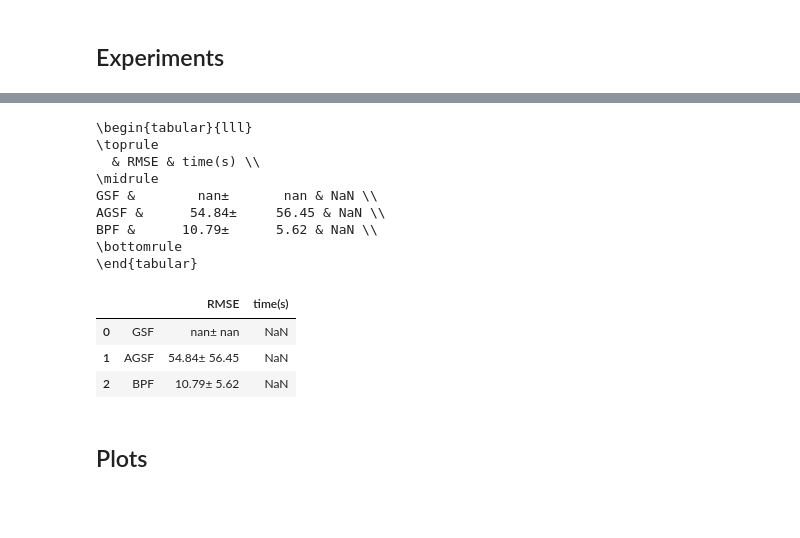
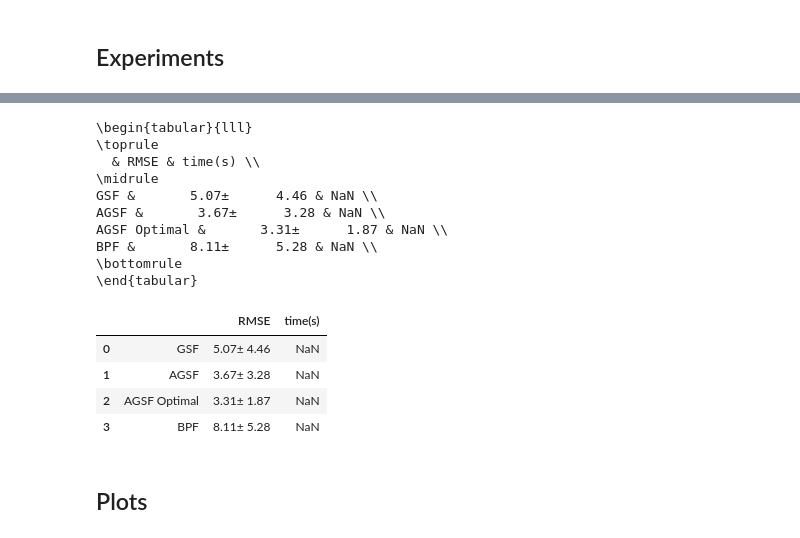
Before and after one commit to kostastsa/BayesianFiltering, a Jupyter notebook: docs/notebooks/BOTExperiment.ipynb, the cells around one changed output, grey strips where cells are left out. Saved outputs shown, nothing was run; the diff lists cells and outputs as text; code cells hidden in the pictures; blank space fills up the shorter version.

Commit message:
added optimal resampling

```diff
--- a/docs/notebooks/BOTExperiment.ipynb
+++ b/docs/notebooks/BOTExperiment.ipynb
@@ -63,14 +66,17 @@ verbose = False
 Nsim = 10
 gsf_rmse = jnp.zeros(Nsim)
 agsf_rmse = jnp.zeros(Nsim)
+agsf_opt_rmse = jnp.zeros(Nsim)
 bpf_rmse = jnp.zeros(Nsim)
 gsf_norm = jnp.zeros((Nsim, seq_length))
 agsf_norm = jnp.zeros((Nsim, seq_length))
+agsf_opt_norm = jnp.zeros((Nsim, seq_length))
 bpf_norm = jnp.zeros((Nsim, seq_length))
-next_key = jr.PRNGKey(10)
+next_key = jr.PRNGKey(0)
 for i in range(Nsim):
     print('sim {}/{}'.format(i+1, Nsim))
     # Generate Data
+    print('key: ', next_key)
     key, next_key = jr.split(next_key)
     states, emissions = model.sample(params, key, seq_length, inputs = inputs)
 
@@ -78,22 +84,31 @@ for i in range(Nsim):
     # GSF
     M = 5
     tin = time.time()
-    posterior_filtered_gsf = gf.gaussian_sum_filter(params, emissions, M, 1, inputs)
+    posterior_filtered_gsf = gf.gaussian_sum_filter(params, emissions, 1, 1, inputs)
     point_estimate_gsf = jnp.sum(jnp.einsum('ijk,ij->ijk', posterior_filtered_gsf.means, posterior_filtered_gsf.weights), axis=0)
     tout = time.time()
     print('       Time taken for GSF: ', tout - tin)
 
     # AGSF
+    opt_args = (1.0, .8)
     tin = time.time()
     num_components = [M, 5, 5] # has to be set correctly OW "TypeError: Cannot interpret '<function <lambda> at 0x12eae3ee0>' as a data type". Check internal containers._branch_from_node
-    posterior_filtered_agsf, aux_outputs = gf.augmented_gaussian_sum_filter(params, emissions, num_components, rng_key = key, opt_args = (0.8, 0.01), inputs=inputs)
+    posterior_filtered_agsf, aux_outputs = gf.augmented_gaussian_sum_filter(params, emissions, num_components, rng_key = key, opt_args = opt_args, inputs=inputs)
     point_estimate_agsf = jnp.sum(jnp.einsum('ijk,ij->ijk', posterior_filtered_agsf.means, posterior_filtered_agsf.weights), axis=0)
     tout = time.time()
     print('       Time taken for AGSF: ', tout - tin)
 
+    # AGSF Optimal
+    tin = time.time()
+    num_components = [M, 5, 5] # has to be set correctly OW "TypeError: Cannot interpret '<function <lambda> at 0x12eae3ee0>' as a data type". Check internal containers._branch_from_node
+    posterior_filtered_agsf_opt, aux_outputs_opt = gf.augmented_gaussian_sum_filter_optimal(params, emissions, num_components, rng_key = key, opt_args = opt_args, inputs=inputs)
+    point_estimate_agsf_opt = jnp.sum(jnp.einsum('ijk,ij->ijk', posterior_filtered_agsf_opt.means, posterior_filtered_agsf_opt.weights), axis=0)
+    tout = time.time()
+    print('       Time taken for AGSF optimal: ', tout - tin)
+
     # BPF
     tin = time.time()
-    num_particles = 100
+    num_particles = 1000
 
     params_bpf = ParamsBPF(
         initial_mean=mu0,
@@ -115,23 +130,26 @@ for i in range(Nsim):
     # Computation of errors
     gsf_rmse = gsf_rmse.at[i].set(utils.rmse(point_estimate_gsf, states))
     agsf_rmse = agsf_rmse.at[i].set(utils.rmse(point_estimate_agsf, states))
+    agsf_opt_rmse = agsf_opt_rmse.at[i].set(utils.rmse(point_estimate_agsf_opt, states))
     bpf_rmse = bpf_rmse.at[i].set(utils.rmse(point_estimate_bpf, states))
 
     print('              GSF RMSE:', gsf_rmse[i])
     print('              AGSF RMSE:', agsf_rmse[i])
+    print('              AGSF Optimal RMSE:', agsf_opt_rmse[i])
     print('              BPF RMSE:', bpf_rmse[i])
 
     gsf_norm = gsf_norm.at[i].set(jnp.linalg.norm(point_estimate_gsf - states, axis = 1))
     agsf_norm = agsf_norm.at[i].set(jnp.linalg.norm(point_estimate_agsf - states, axis = 1))
+    agsf_opt_norm = agsf_opt_norm.at[i].set(jnp.linalg.norm(point_estimate_agsf_opt - states, axis = 1))
     bpf_norm = bpf_norm.at[i].set(jnp.linalg.norm(point_estimate_bpf - states, axis = 1))
-
 
     fig, axes = plt.subplots(2, 1, sharex=False, figsize=(10, 7))
     fig.tight_layout(pad=3.0)
-    axes[0].scatter(states[:,0], states[:,2], label = 'True', s = 1)
-    axes[0].scatter(point_estimate_gsf[:,0], point_estimate_gsf[:,2], label = 'GSF', s = 1)
-    axes[0].scatter(point_estimate_agsf[:,0], point_estimate_agsf[:,2], label = 'AGSF', s = 1)
-    axes[0].scatter(point_estimate_bpf[:,0], point_estimate_bpf[:,2], label = 'BPF', s = 1)
+    axes[0].scatter(states[:,0], states[:,2], label = 'True', s = 4)
+    axes[0].scatter(point_estimate_gsf[:,0], point_estimate_gsf[:,2], label = 'GSF', s = 4, marker = 'x')
+    axes[0].scatter(point_estimate_agsf[:,0], point_estimate_agsf[:,2], label = 'AGSF', s = 4, marker = 's')
+    axes[0].scatter(point_estimate_agsf_opt[:,0], point_estimate_agsf_opt[:,2], label = 'AGSF-O', s = 4, marker= 'd')
+    axes[0].scatter(point_estimate_bpf[:,0], point_estimate_bpf[:,2], label = 'BPF', s = 4, marker = '+')
     axes[0].legend()
 
     axes[1].plot(emissions, label = 'Emissions')
@@ -144,40 +186,44 @@ sim 1/10
 # %%
-ind = jnp.argwhere(jnp.isnan(gsf_norm[:,99])).flatten()
-gsf_norm = jnp.delete(gsf_norm, ind, axis = 0)
+ind = jnp.argwhere(jnp.isnan(gsf_rmse)).flatten()
+gsf_rmse = jnp.delete(gsf_rmse, ind, axis = 0)
 # %%
 import pandas as pd
 gsf_armse = jnp.mean(gsf_rmse)
 agsf_armse = jnp.mean(agsf_rmse[1:])
+agsf_opt_armse = jnp.mean(agsf_opt_rmse[1:])
 bpf_armse = jnp.mean(bpf_rmse)
 
 gsf_tab_out = '{:10.2f}±{:10.2f}'.format(gsf_armse, jnp.std(gsf_rmse))
 agsf_tab_out = '{:10.2f}±{:10.2f}'.format(agsf_armse, jnp.std(agsf_rmse))
+agsf_opt_tab_out = '{:10.2f}±{:10.2f}'.format(agsf_opt_armse, jnp.std(agsf_opt_rmse))
 bpf_tab_out = '{:10.2f}±{:10.2f}'.format(bpf_armse, jnp.std(bpf_rmse))
 
 # gsf_tab_out1 = '{:10.2f}±{:10.2f}'.format(gsf_atime, np.std(gsf_time))
 # agsf_tab_out1 = '{:10.2f}±{:10.2f}'.format(agsf_atime, np.std(agsf_time))
 # bpf_tab_out1 = '{:10.2f}±{:10.2f}'.format(bpf_atime, np.std(bpf_time))
 
 df = pd.DataFrame(columns = [' ','RMSE','time(s)'])
-df[' '] = ['GSF', 'AGSF', 'BPF']
-df['RMSE'] = [gsf_tab_out, agsf_tab_out, bpf_tab_out]
+df[' '] = ['GSF', 'AGSF', 'AGSF Optimal', 'BPF']
+df['RMSE'] = [gsf_tab_out, agsf_tab_out, agsf_opt_tab_out, bpf_tab_out]
 #  df['time(s)'] = [gsf_tab_out1, agsf_tab_out1, bpf_tab_out1]
 print(df.to_latex(index=False))
 df
 # %% [output]
 \begin{tabular}{lll}
 \toprule
   & RMSE & time(s) \\
 \midrule
-GSF &        nan±       nan & NaN \\
-AGSF &      54.84±     56.45 & NaN \\
-BPF &      10.79±      5.62 & NaN \\
+GSF &       5.07±      4.46 & NaN \\
+AGSF &       3.67±      3.28 & NaN \\
+AGSF Optimal &       3.31±      1.87 & NaN \\
+BPF &       8.11±      5.28 & NaN \\
 \bottomrule
 \end{tabular}
 |  |  | RMSE | time(s) |
-| 0 | GSF | nan± nan | NaN |
-| 1 | AGSF | 54.84± 56.45 | NaN |
-| 2 | BPF | 10.79± 5.62 | NaN |
+| 0 | GSF | 5.07± 4.46 | NaN |
+| 1 | AGSF | 3.67± 3.28 | NaN |
+| 2 | AGSF Optimal | 3.31± 1.87 | NaN |
+| 3 | BPF | 8.11± 5.28 | NaN |
 # %% [markdown]
 ## Plots
 # %%
```
Also changed, not shown: parts of 2 cells of this notebook, 6 other files.
